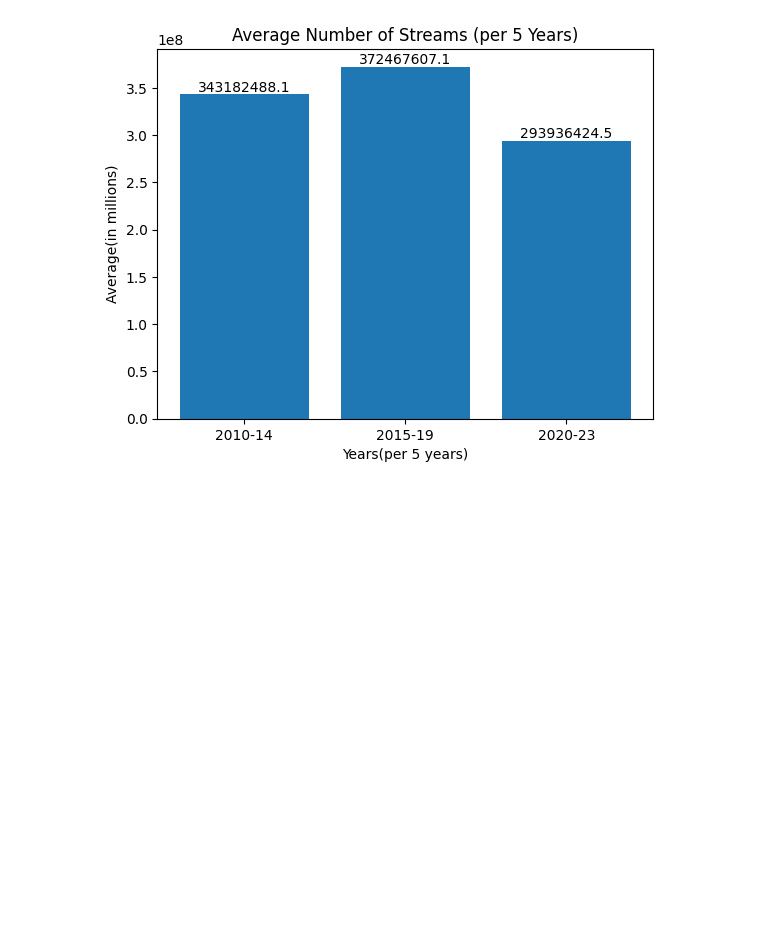
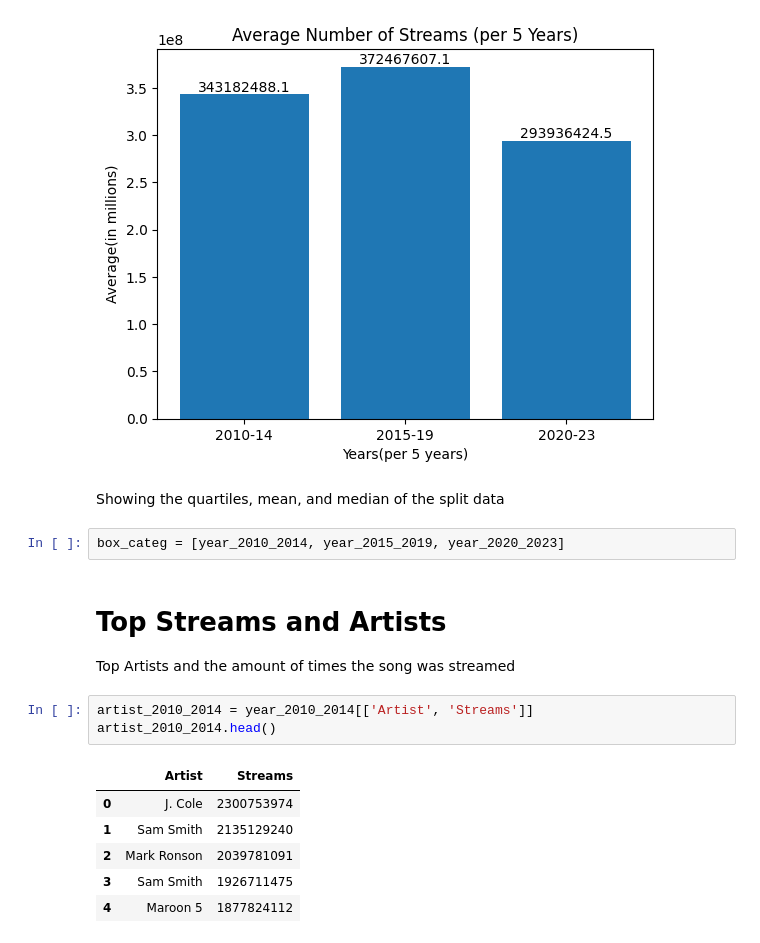
Before and after one commit to JTenaSan/CS3120_EDA_Jesus-Tena, a Jupyter notebook: Spotify_EDA_Jesus_Tena.ipynb, the cells around one changed output. Drawn from its saved outputs; the diff is of its cells as text; blank space fills up the shorter version.

```diff
--- a/Spotify_EDA_Jesus_Tena.ipynb
+++ b/Spotify_EDA_Jesus_Tena.ipynb
@@ -180,3 +182,21 @@ plt.title('Average Number of Streams (per 5 Years)')
 plt.show()
 # %% [output]
 [figure]
+# %% [markdown]
+Showing the quartiles, mean, and median of the split data
+# %%
+box_categ = [year_2010_2014, year_2015_2019, year_2020_2023]
+# %% [markdown]
+# Top Streams and Artists
+
+Top Artists and the amount of times the song was streamed
+# %%
+artist_2010_2014 = year_2010_2014[['Artist', 'Streams']]
+artist_2010_2014.head()
+# %% [output]
+|  | Artist | Streams |
+| 0 | J. Cole | 2300753974 |
+| 1 | Sam Smith | 2135129240 |
+| 2 | Mark Ronson | 2039781091 |
+| 3 | Sam Smith | 1926711475 |
+| 4 | Maroon 5 | 1877824112 |
```
Also changed, not shown: parts of 2 cells of this notebook.
